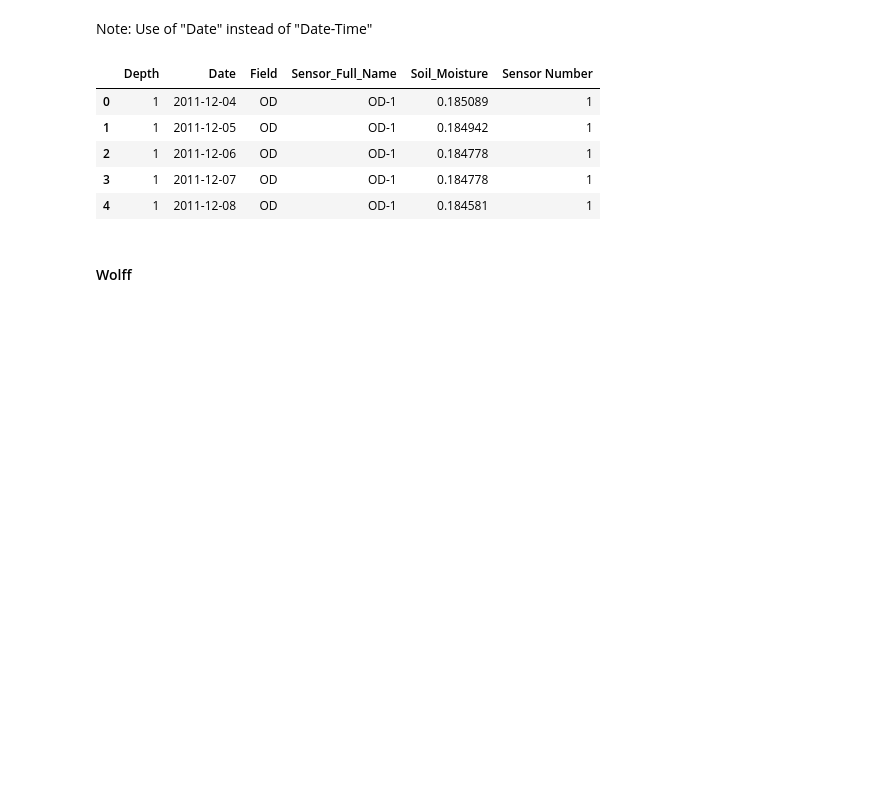
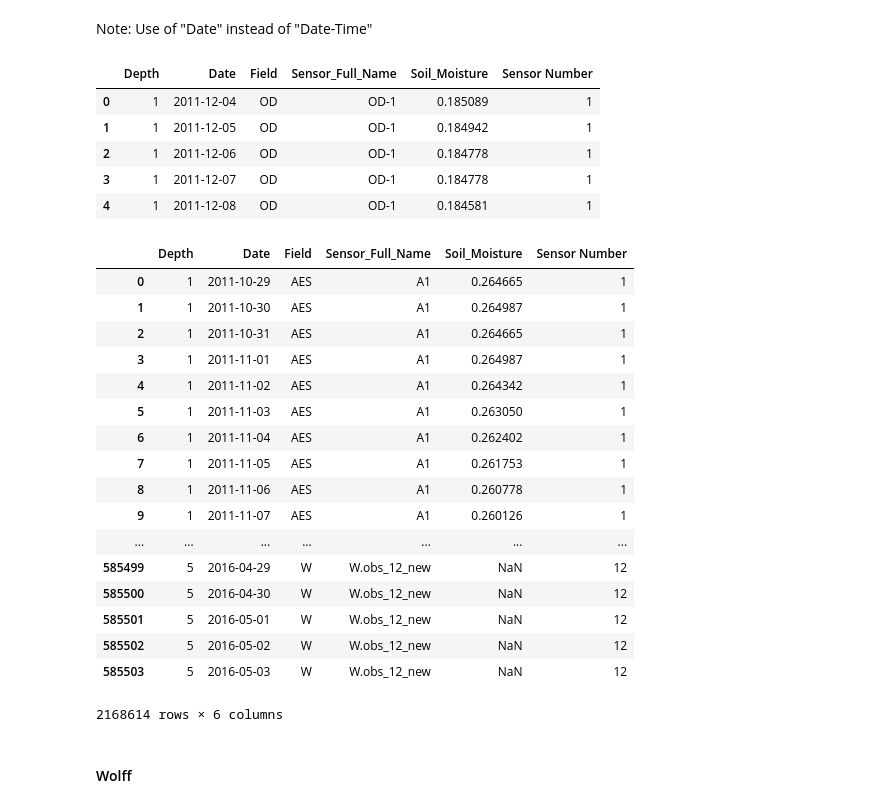
Before and after one commit to MichaelRGrant/HydroSatML, a Jupyter notebook: data/soil_moisture/soil_moisture_data_cleaning.ipynb, the cells around one changed output. Cells and saved outputs as stored; diff of their text form; code cells hidden in the pictures; blank space fills up the shorter version.

```diff
--- a/data/soil_moisture/soil_moisture_data_cleaning.ipynb
+++ b/data/soil_moisture/soil_moisture_data_cleaning.ipynb
@@ -89,6 +89,27 @@ data_od.head(5)
 | 2 | 1 | 2011-12-06 | OD | OD-1 | 0.184778 | 1 |
 | 3 | 1 | 2011-12-07 | OD | OD-1 | 0.184778 | 1 |
 | 4 | 1 | 2011-12-08 | OD | OD-1 | 0.184581 | 1 |
+# %%
+data_all
+# %% [output]
+|  | Depth | Date | Field | Sensor_Full_Name | Soil_Moisture | Sensor Number |
+| 0 | 1 | 2011-10-29 | AES | A1 | 0.264665 | 1 |
+| 1 | 1 | 2011-10-30 | AES | A1 | 0.264987 | 1 |
+| 2 | 1 | 2011-10-31 | AES | A1 | 0.264665 | 1 |
+| 3 | 1 | 2011-11-01 | AES | A1 | 0.264987 | 1 |
+| 4 | 1 | 2011-11-02 | AES | A1 | 0.264342 | 1 |
+| 5 | 1 | 2011-11-03 | AES | A1 | 0.263050 | 1 |
+| 6 | 1 | 2011-11-04 | AES | A1 | 0.262402 | 1 |
+| 7 | 1 | 2011-11-05 | AES | A1 | 0.261753 | 1 |
+| 8 | 1 | 2011-11-06 | AES | A1 | 0.260778 | 1 |
+| 9 | 1 | 2011-11-07 | AES | A1 | 0.260126 | 1 |
+| ... | ... | ... | ... | ... | ... | ... |
+| 585499 | 5 | 2016-04-29 | W | W.obs_12_new | NaN | 12 |
+| 585500 | 5 | 2016-04-30 | W | W.obs_12_new | NaN | 12 |
+| 585501 | 5 | 2016-05-01 | W | W.obs_12_new | NaN | 12 |
+| 585502 | 5 | 2016-05-02 | W | W.obs_12_new | NaN | 12 |
+| 585503 | 5 | 2016-05-03 | W | W.obs_12_new | NaN | 12 |
+2168614 rows × 6 columns
 # %% [markdown]
 #### Wolff
 # %%
```
Also changed, not shown: parts of 18 cells of this notebook, 1 other file.
